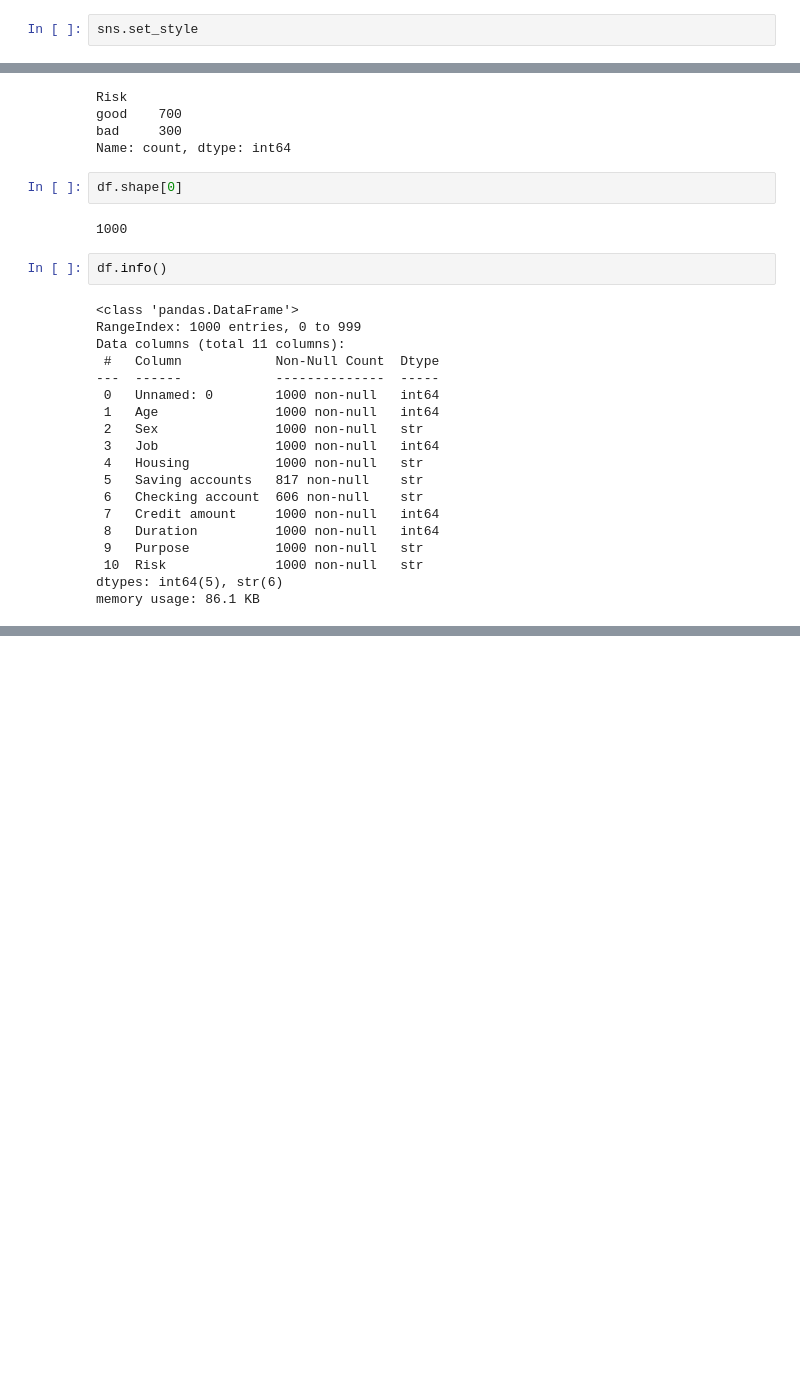
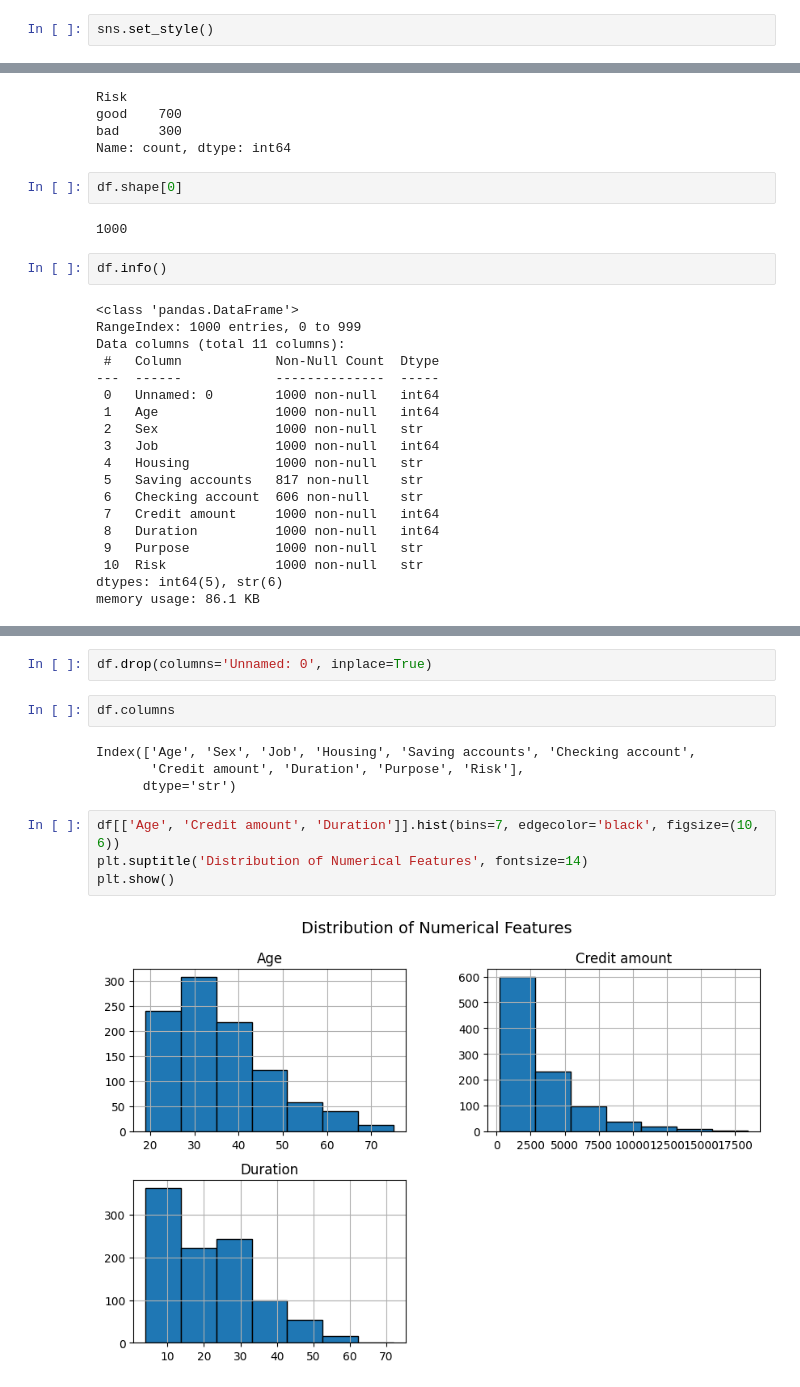
Before and after one commit to vemulabhavitha1805-rgb/Credit-Risk-Modelling-, a Jupyter notebook: analysis_model.ipynb, the cells around one changed output, grey strips where cells are left out. Saved outputs shown, nothing was run; the diff lists cells and outputs as text; blank space fills up the shorter version.

Commit message:
Regenerate analysis_model.ipynb with saved graph outputs

```diff
--- a/analysis_model.ipynb
+++ b/analysis_model.ipynb
@@ -6,4 +6,4 @@ import seaborn as sns
 # %%
 pd.set_option('display.max_columns', None)
 # %%
-sns.set_style
+sns.set_style()
@@ -87,0 +109,14 @@ df.columns
+# %%
+df.drop(columns='Unnamed: 0', inplace=True)
+# %%
+df.columns
+# %% [output]
+Index(['Age', 'Sex', 'Job', 'Housing', 'Saving accounts', 'Checking account',
+       'Credit amount', 'Duration', 'Purpose', 'Risk'],
+      dtype='str')
+# %%
+df[['Age', 'Credit amount', 'Duration']].hist(bins=7, edgecolor='black', figsize=(10, 6))
+plt.suptitle('Distribution of Numerical Features', fontsize=14)
+plt.show()
+# %% [output]
+[figure, added]
```
Also changed, not shown: parts of 20 cells of this notebook.
